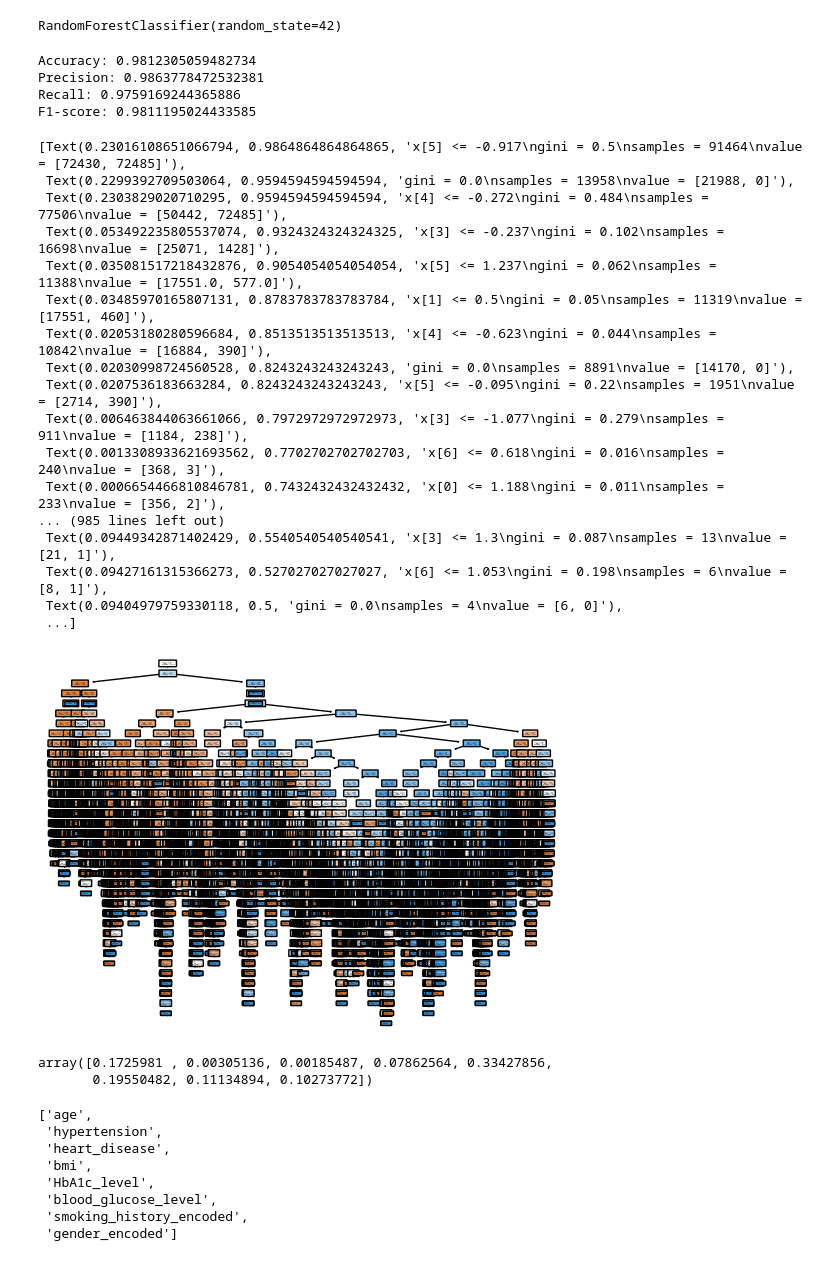
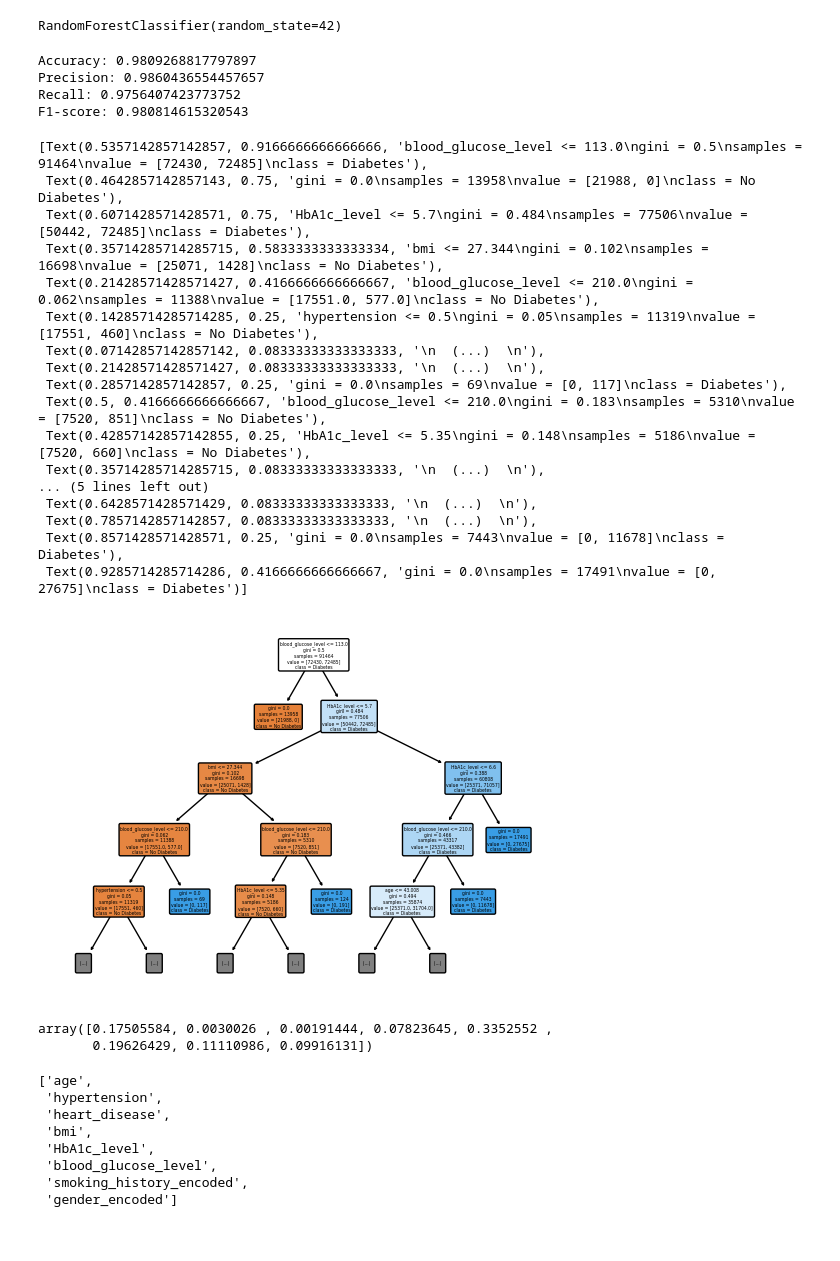
Before and after one commit to joycelovedorial/IS424-Data-Mining, a Jupyter notebook: Classification/Random_Forest_No_Outliers.ipynb, the cells around one changed output. Saved outputs shown, nothing was run; the diff lists cells and outputs as text; code cells hidden in the pictures.

```diff
--- a/Classification/Random_Forest_No_Outliers.ipynb
+++ b/Classification/Random_Forest_No_Outliers.ipynb
@@ -10,7 +10,7 @@ from sklearn.metrics import accuracy_score, precision_score, recall_score, f1_sc
 import pandas as pd
 
 # Define the file path
-file_path = "Data_Set/new_df_without_outliers_copy_smote_resampled_noNormalised.csv"
+file_path = "../Data_Set/new_df_without_outliers_copy_smote_resampled_noNormalised.csv"
 
 # Load the CSV file into a DataFrame
 df = pd.read_csv(file_path)
@@ -34,7 +34,7 @@ print(df.head())
 # %%
 #Separate features (X) and target variable (y)
-X = df_without_outliers.drop("diabetes", axis=1)
-y = df_without_outliers["diabetes"]
+X = df.drop("diabetes", axis=1)
+y = df["diabetes"]
 # %%
 # Split data into training and testing sets
 X_train, X_test, y_train, y_test = train_test_split(X, y, test_size=0.2, random_state=42)
@@ -60,37 +60,37 @@ print("Precision:", precision)
 print("Recall:", recall)
 print("F1-score:", f1)
 # %% [output]
-Accuracy: 0.9812305059482734
-Precision: 0.9863778472532381
-Recall: 0.9759169244365886
-F1-score: 0.9811195024433585
+Accuracy: 0.9809268817797897
+Precision: 0.9860436554457657
+Recall: 0.9756407423773752
+F1-score: 0.980814615320543
 # %%
 from sklearn.tree import plot_tree
 
 # Choose a tree from the forest (e.g., the first tree)
 tree = model.estimators_[0]
 
 # Plot the tree
-plot_tree(tree, filled=True, rounded=True)
+plot_tree(tree, filled=True, rounded=True, max_depth=4, feature_names=X.columns, class_names=["No Diabetes", "Diabetes"])
 # %% [output]
-[Text(0.23016108651066794, 0.9864864864864865, 'x[5] <= -0.917\ngini = 0.5\nsamples = 91464\nvalue = [72430, 72485]'),
- Text(0.2299392709503064, 0.9594594594594594, 'gini = 0.0\nsamples = 13958\nvalue = [21988, 0]'),
- Text(0.2303829020710295, 0.9594594594594594, 'x[4] <= -0.272\ngini = 0.484\nsamples = 77506\nvalue = [50442, 72485]'),
- Text(0.053492235805537074, 0.9324324324324325, 'x[3] <= -0.237\ngini = 0.102\nsamples = 16698\nvalue = [25071, 1428]'),
- Text(0.035081517218432876, 0.9054054054054054, 'x[5] <= 1.237\ngini = 0.062\nsamples = 11388\nvalue = [17551.0, 577.0]'),
- Text(0.03485970165807131, 0.8783783783783784, 'x[1] <= 0.5\ngini = 0.05\nsamples = 11319\nvalue = [17551, 460]'),
- Text(0.02053180280596684, 0.8513513513513513, 'x[4] <= -0.623\ngini = 0.044\nsamples = 10842\nvalue = [16884, 390]'),
- Text(0.02030998724560528, 0.8243243243243243, 'gini = 0.0\nsamples = 8891\nvalue = [14170, 0]'),
- Text(0.0207536183663284, 0.8243243243243243, 'x[5] <= -0.095\ngini = 0.22\nsamples = 1951\nvalue = [2714, 390]'),
- Text(0.006463844063661066, 0.7972972972972973, 'x[3] <= -1.077\ngini = 0.279\nsamples = 911\nvalue = [1184, 238]'),
- Text(0.0013308933621693562, 0.7702702702702703, 'x[6] <= 0.618\ngini = 0.016\nsamples = 240\nvalue = [368, 3]'),
- Text(0.0006654466810846781, 0.7432432432432432, 'x[0] <= 1.188\ngini = 0.011\nsamples = 233\nvalue = [356, 2]'),
-... (985 lines left out)
- Text(0.09449342871402429, 0.5540540540540541, 'x[3] <= 1.3\ngini = 0.087\nsamples = 13\nvalue = [21, 1]'),
- Text(0.09427161315366273, 0.527027027027027, 'x[6] <= 1.053\ngini = 0.198\nsamples = 6\nvalue = [8, 1]'),
- Text(0.09404979759330118, 0.5, 'gini = 0.0\nsamples = 4\nvalue = [6, 0]'),
- ...]
+[Text(0.5357142857142857, 0.9166666666666666, 'blood_glucose_level <= 113.0\ngini = 0.5\nsamples = 91464\nvalue = [72430, 72485]\nclass = Diabetes'),
+ Text(0.4642857142857143, 0.75, 'gini = 0.0\nsamples = 13958\nvalue = [21988, 0]\nclass = No Diabetes'),
+ Text(0.6071428571428571, 0.75, 'HbA1c_level <= 5.7\ngini = 0.484\nsamples = 77506\nvalue = [50442, 72485]\nclass = Diabetes'),
+ Text(0.35714285714285715, 0.5833333333333334, 'bmi <= 27.344\ngini = 0.102\nsamples = 16698\nvalue = [25071, 1428]\nclass = No Diabetes'),
+ Text(0.21428571428571427, 0.4166666666666667, 'blood_glucose_level <= 210.0\ngini = 0.062\nsamples = 11388\nvalue = [17551.0, 577.0]\nclass = No Diabetes'),
+ Text(0.14285714285714285, 0.25, 'hypertension <= 0.5\ngini = 0.05\nsamples = 11319\nvalue = [17551, 460]\nclass = No Diabetes'),
+ Text(0.07142857142857142, 0.08333333333333333, '\n  (...)  \n'),
+ Text(0.21428571428571427, 0.08333333333333333, '\n  (...)  \n'),
+ Text(0.2857142857142857, 0.25, 'gini = 0.0\nsamples = 69\nvalue = [0, 117]\nclass = Diabetes'),
+ Text(0.5, 0.4166666666666667, 'blood_glucose_level <= 210.0\ngini = 0.183\nsamples = 5310\nvalue = [7520, 851]\nclass = No Diabetes'),
+ Text(0.42857142857142855, 0.25, 'HbA1c_level <= 5.35\ngini = 0.148\nsamples = 5186\nvalue = [7520, 660]\nclass = No Diabetes'),
+ Text(0.35714285714285715, 0.08333333333333333, '\n  (...)  \n'),
+... (5 lines left out)
+ Text(0.6428571428571429, 0.08333333333333333, '\n  (...)  \n'),
+ Text(0.7857142857142857, 0.08333333333333333, '\n  (...)  \n'),
+ Text(0.8571428571428571, 0.25, 'gini = 0.0\nsamples = 7443\nvalue = [0, 11678]\nclass = Diabetes'),
+ Text(0.9285714285714286, 0.4166666666666667, 'gini = 0.0\nsamples = 17491\nvalue = [0, 27675]\nclass = Diabetes')]
-[figure, old version]
+[figure, new version]
 # %%
 from sklearn.ensemble import RandomForestClassifier
 
@@ -99,8 +99,8 @@ importances = model.feature_importances_
 # %%
 importances
 # %% [output]
-array([0.1725981 , 0.00305136, 0.00185487, 0.07862564, 0.33427856,
-       0.19550482, 0.11134894, 0.10273772])
+array([0.17505584, 0.0030026 , 0.00191444, 0.07823645, 0.3352552 ,
+       0.19626429, 0.11110986, 0.09916131])
 # %%
 # Assuming your dataframe is called 'df'
 feature_names = X.columns.tolist()  # Extract feature names as a list
```
Also changed, not shown: parts of 1 cell of this notebook, 2 other files.
